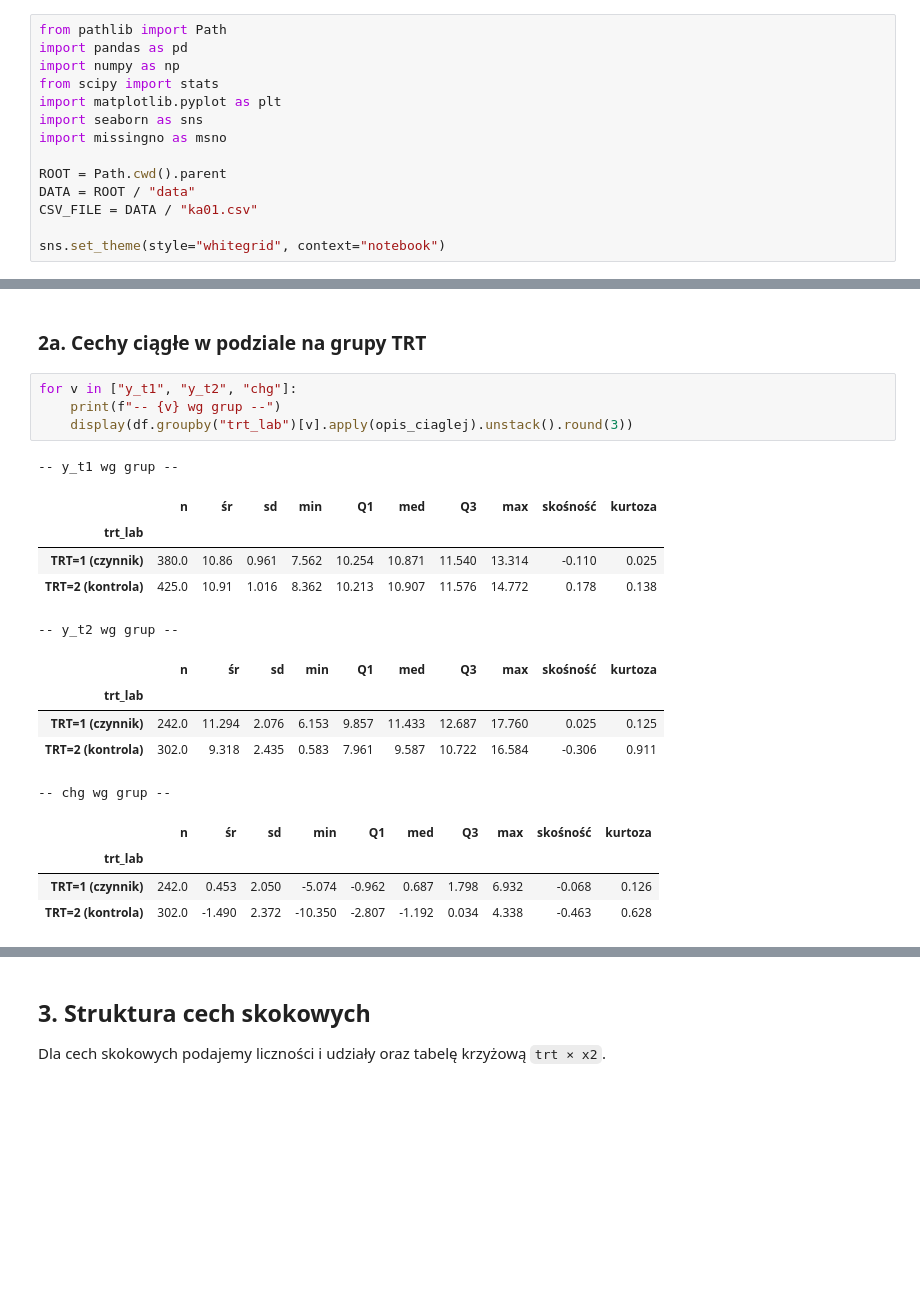
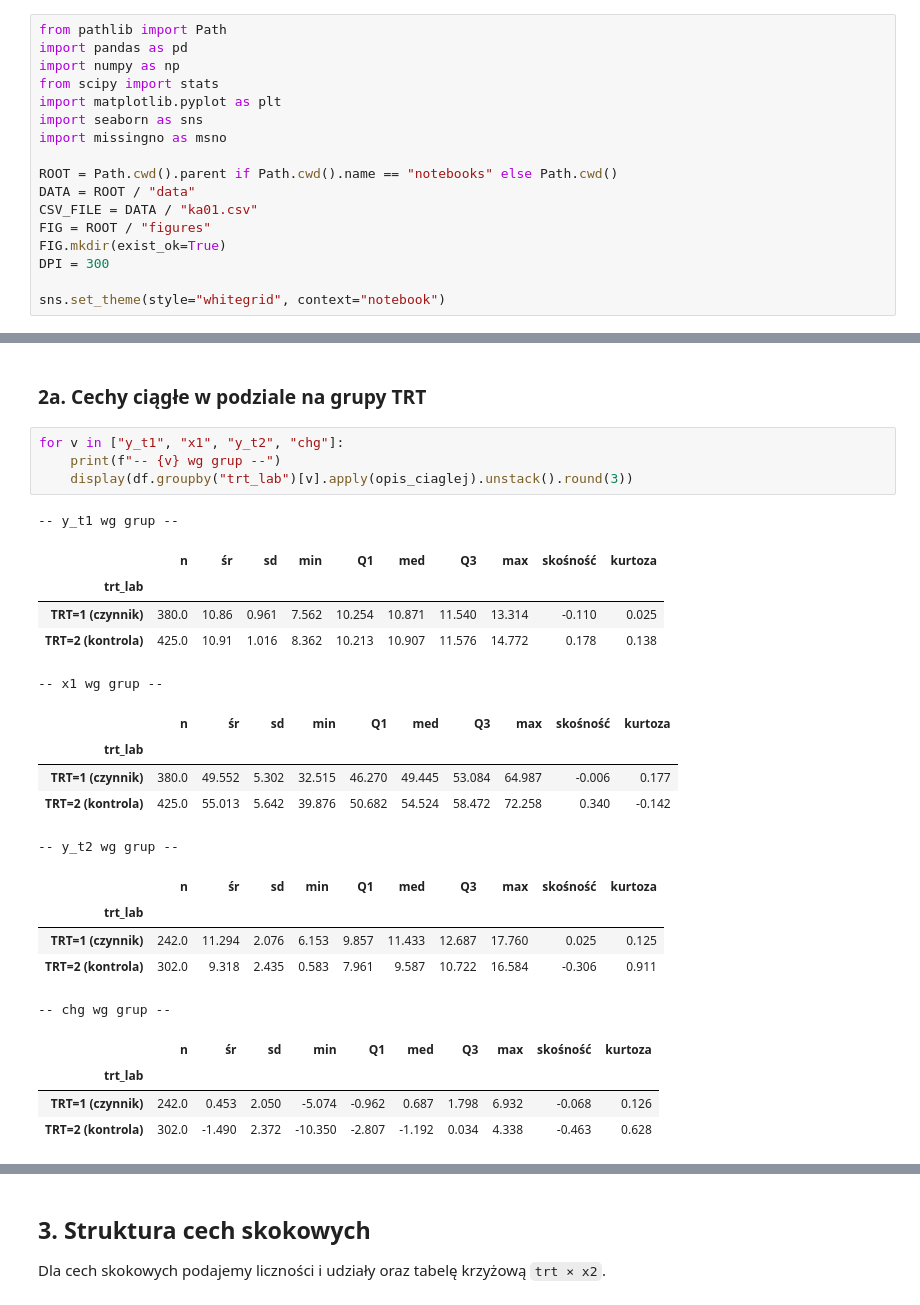
Before and after one commit to Szymon-Jozefczyk/ZABMID, a Jupyter notebook: notebooks/01_analiza_struktury.ipynb, the cells around one changed output, grey strips where cells are left out. Drawn from its saved outputs; the diff is of its cells as text; blank space fills up the shorter version.

```diff
--- a/notebooks/01_analiza_struktury.ipynb
+++ b/notebooks/01_analiza_struktury.ipynb
@@ -16,9 +16,12 @@ import matplotlib.pyplot as plt
 import seaborn as sns
 import missingno as msno
 
-ROOT = Path.cwd().parent
+ROOT = Path.cwd().parent if Path.cwd().name == "notebooks" else Path.cwd()
 DATA = ROOT / "data"
 CSV_FILE = DATA / "ka01.csv"
+FIG = ROOT / "figures"
+FIG.mkdir(exist_ok=True)
+DPI = 300
 
 sns.set_theme(style="whitegrid", context="notebook")
 # %% [markdown]
@@ -90,23 +93,28 @@ Wszystkie cechy mają rozkłady bliskie symetrycznym i bez grubych ogonów, zate
 # %% [markdown]
 ### 2a. Cechy ciągłe w podziale na grupy TRT
 # %%
-for v in ["y_t1", "y_t2", "chg"]:
+for v in ["y_t1", "x1", "y_t2", "chg"]:
     print(f"-- {v} wg grup --")
     display(df.groupby("trt_lab")[v].apply(opis_ciaglej).unstack().round(3))
 # %% [output]
 -- y_t1 wg grup --
 |  | n | śr | sd | min | Q1 | med | Q3 | max | skośność | kurtoza |
 | trt_lab |  |  |  |  |  |  |  |  |  |  |
 | TRT=1 (czynnik) | 380.0 | 10.86 | 0.961 | 7.562 | 10.254 | 10.871 | 11.540 | 13.314 | -0.110 | 0.025 |
 | TRT=2 (kontrola) | 425.0 | 10.91 | 1.016 | 8.362 | 10.213 | 10.907 | 11.576 | 14.772 | 0.178 | 0.138 |
--- y_t2 wg grup --
+-- x1 wg grup --
 |  | n | śr | sd | min | Q1 | med | Q3 | max | skośność | kurtoza |
 | trt_lab |  |  |  |  |  |  |  |  |  |  |
-| TRT=1 (czynnik) | 242.0 | 11.294 | 2.076 | 6.153 | 9.857 | 11.433 | 12.687 | 17.760 | 0.025 | 0.125 |
-| TRT=2 (kontrola) | 302.0 | 9.318 | 2.435 | 0.583 | 7.961 | 9.587 | 10.722 | 16.584 | -0.306 | 0.911 |
+| TRT=1 (czynnik) | 380.0 | 49.552 | 5.302 | 32.515 | 46.270 | 49.445 | 53.084 | 64.987 | -0.006 | 0.177 |
+| TRT=2 (kontrola) | 425.0 | 55.013 | 5.642 | 39.876 | 50.682 | 54.524 | 58.472 | 72.258 | 0.340 | -0.142 |
--- chg wg grup --
+-- y_t2 wg grup --
 |  | n | śr | sd | min | Q1 | med | Q3 | max | skośność | kurtoza |
 | trt_lab |  |  |  |  |  |  |  |  |  |  |
-| TRT=1 (czynnik) | 242.0 | 0.453 | 2.050 | -5.074 | -0.962 | 0.687 | 1.798 | 6.932 | -0.068 | 0.126 |
-| TRT=2 (kontrola) | 302.0 | -1.490 | 2.372 | -10.350 | -2.807 | -1.192 | 0.034 | 4.338 | -0.463 | 0.628 |
+| TRT=1 (czynnik) | 242.0 | 11.294 | 2.076 | 6.153 | 9.857 | 11.433 | 12.687 | 17.760 | 0.025 | 0.125 |
+| TRT=2 (kontrola) | 302.0 | 9.318 | 2.435 | 0.583 | 7.961 | 9.587 | 10.722 | 16.584 | -0.306 | 0.911 |
+-- chg wg grup --
+|  | n | śr | sd | min | Q1 | med | Q3 | max | skośność | kurtoza |
+| trt_lab |  |  |  |  |  |  |  |  |  |  |
+| TRT=1 (czynnik) | 242.0 | 0.453 | 2.050 | -5.074 | -0.962 | 0.687 | 1.798 | 6.932 | -0.068 | 0.126 |
+| TRT=2 (kontrola) | 302.0 | -1.490 | 2.372 | -10.350 | -2.807 | -1.192 | 0.034 | 4.338 | -0.463 | 0.628 |
 # %% [markdown]
```
Also changed, not shown: parts of 6 cells of this notebook, 29 other files.
